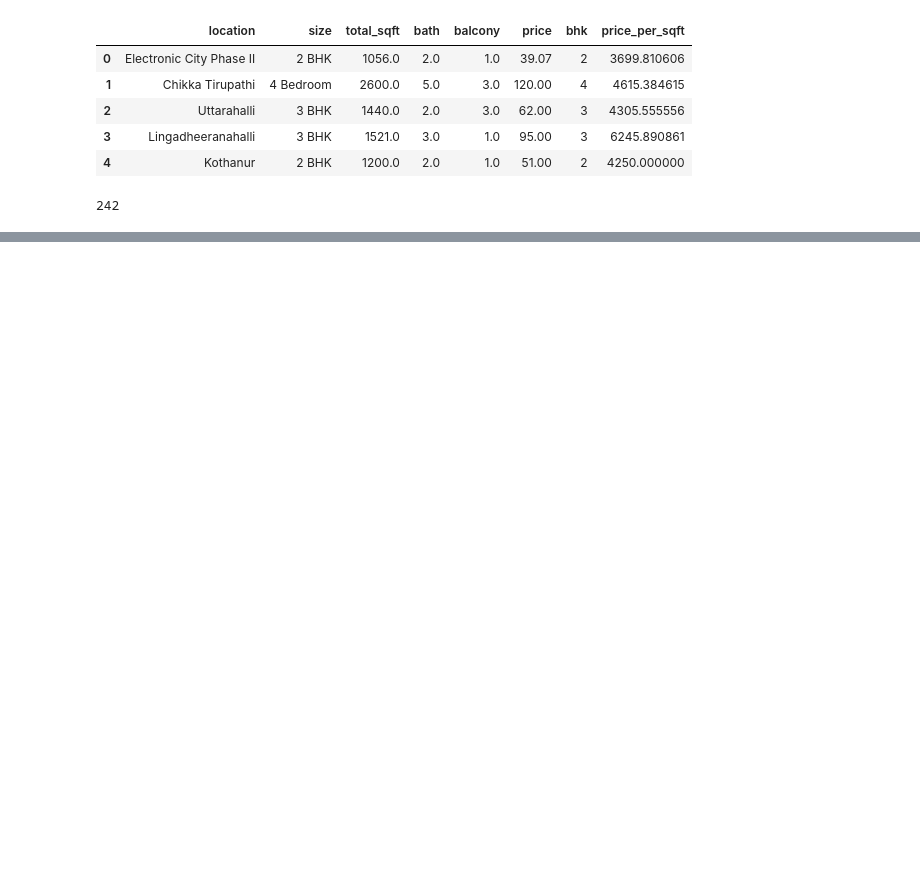
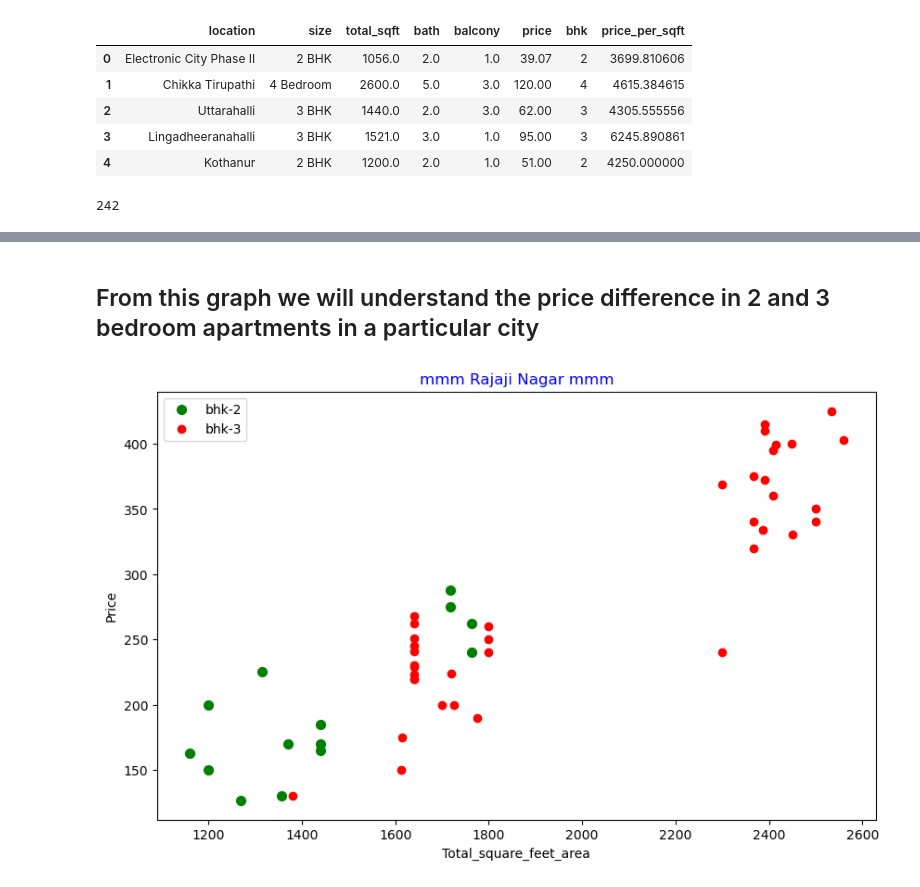
Before and after one commit to oitik/Real_Estate_Price_Prediction, a Jupyter notebook: house-price-prediction.ipynb, the cells around one changed output, grey strips where cells are left out. Cells and saved outputs as stored; diff of their text form; code cells hidden in the pictures; blank space fills up the shorter version.

```diff
--- a/house-price-prediction.ipynb
+++ b/house-price-prediction.ipynb
@@ -356,0 +501,20 @@ len(df.location.unique())
+# %%
+def plot_scatter_chart(df, location):
+    '''
+    Scatter 2 and 3 bedroom apartment price graph in the particular location.
+    '''
+    bhk2 = df[(df.location==location)&(df.bhk==2)]
+    bhk3 = df[(df.location==location)&(df.bhk==3)]
+    plt.subplots(figsize=(10,6))
+    plt.scatter(bhk2.total_sqft, bhk2.price, color='green', label='bhk-2', s=50)
+    plt.scatter(bhk3.total_sqft, bhk3.price, color='red', label='bhk-3')
+    plt.xlabel('Total_square_feet_area')
+    plt.ylabel('Price')
+    plt.title('mmm '+location+' mmm', color='blue')
+    plt.legend()
+# %% [markdown]
+## From this graph we will understand the price difference in 2 and 3 bedroom apartments in a particular city
+# %%
+plot_scatter_chart(df, 'Rajaji Nagar')
+# %% [output]
+[figure, added]
```
Also changed, not shown: parts of 78 cells of this notebook.
